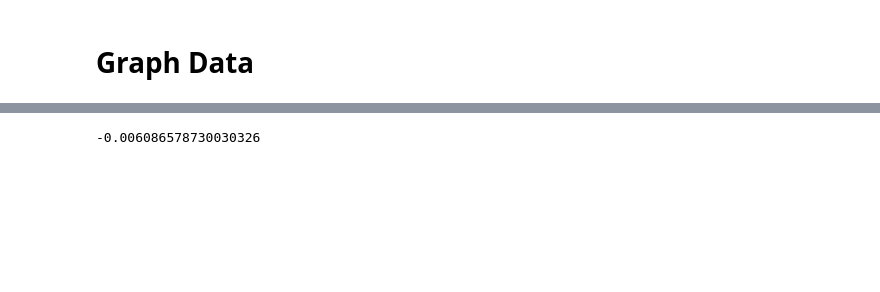
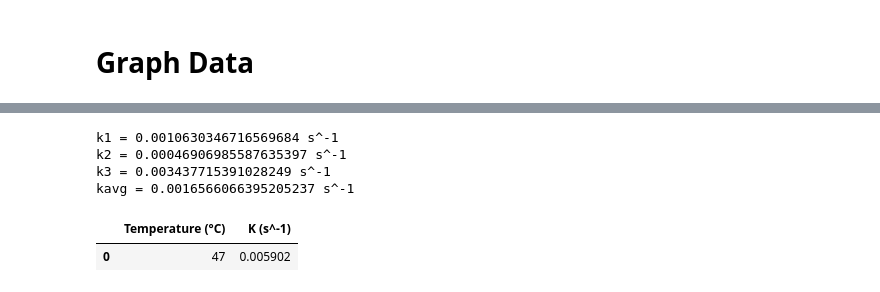
Before and after one commit to Nachreld/EthylAcetate, a Jupyter notebook: Calculations.ipynb, the cells around one changed output, grey strips where cells are left out. Drawn from its saved outputs; the diff is of its cells as text; code cells hidden in the pictures; blank space fills up the shorter version.

```diff
--- a/Calculations.ipynb
+++ b/Calculations.ipynb
@@ -31,24 +45,49 @@ plt.grid(which='minor', linestyle='-', linewidth='0.2', color='gray')
 # %%
 from scipy.interpolate import interp1d
 import pandas as pd
 import os
+
+updateFile = False
+T = 25
 
 def ensure_dir(file_path):
     directory = os.path.dirname(file_path)
     if not os.path.exists(directory):
         os.makedirs(directory)
         temp = pd.DataFrame(columns=["K (s^-1)"])
         temp.to_csv("Kvalues/47CK.csv", index=False, encoding='utf8')
 ensure_dir("Kvalues/47CK.csv")
 try:
     myKs = pd.read_csv("Kvalues/47CK.csv")
 except:
-    temp = pd.DataFrame(columns=["K (s^-1)"])
+    temp = pd.DataFrame(columns=["Temperature (°C)","K (s^-1)"])
     temp.to_csv("Kvalues/47CK.csv", index=False, encoding='utf8')
     myKs = pd.read_csv("Kvalues/47CK.csv")
 
-dataTerp = interp1d(data["Time (sec)"],_A)
-k = (dataTerp(200)-dataTerp(300))/(200-300)
-print(k)
+dataTerp1 = interp1d(data["Time (sec)"],_A)
+dataTerp2 = interp1d(data2["Time (sec)"],_A2)
+dataTerp3 = interp1d(data3["Time (sec)"],_A3)
+
+k1 = -(dataTerp1(900)-dataTerp1(1000))/(900-1000) #s^-1
+k2 = -(dataTerp2(900)-dataTerp2(1000))/(900-1000) #s^-1
+k3 = -(dataTerp3(900)-dataTerp3(1000))/(900-1000) #s^-1
+kavg = (k1 + k2 + k3)/3
+
+print("k1 =",k1,"s^-1")
+print("k2 =",k2,"s^-1")
+print("k3 =",k3,"s^-1")
+print("kavg =",kavg,"s^-1")
+
+if updateFile:
+    df = pd.DataFrame(data={'Temperature (°C)': [T], 'K (s^-1)': [kavg]})
+    myKs = myKs.append(df)
+    myKs.to_csv("Kvalues/47CK.csv", index=False, encoding='utf8')
+
+myKs
 # %% [output]
--0.006086578730030326
+k1 = 0.0010630346716569684 s^-1
+k2 = 0.00046906985587635397 s^-1
+k3 = 0.003437715391028249 s^-1
+kavg = 0.0016566066395205237 s^-1
+|  | Temperature (°C) | K (s^-1) |
+| 0 | 47 | 0.005902 |
```
Also changed, not shown: parts of 1 cell of this notebook, 9 other files.
